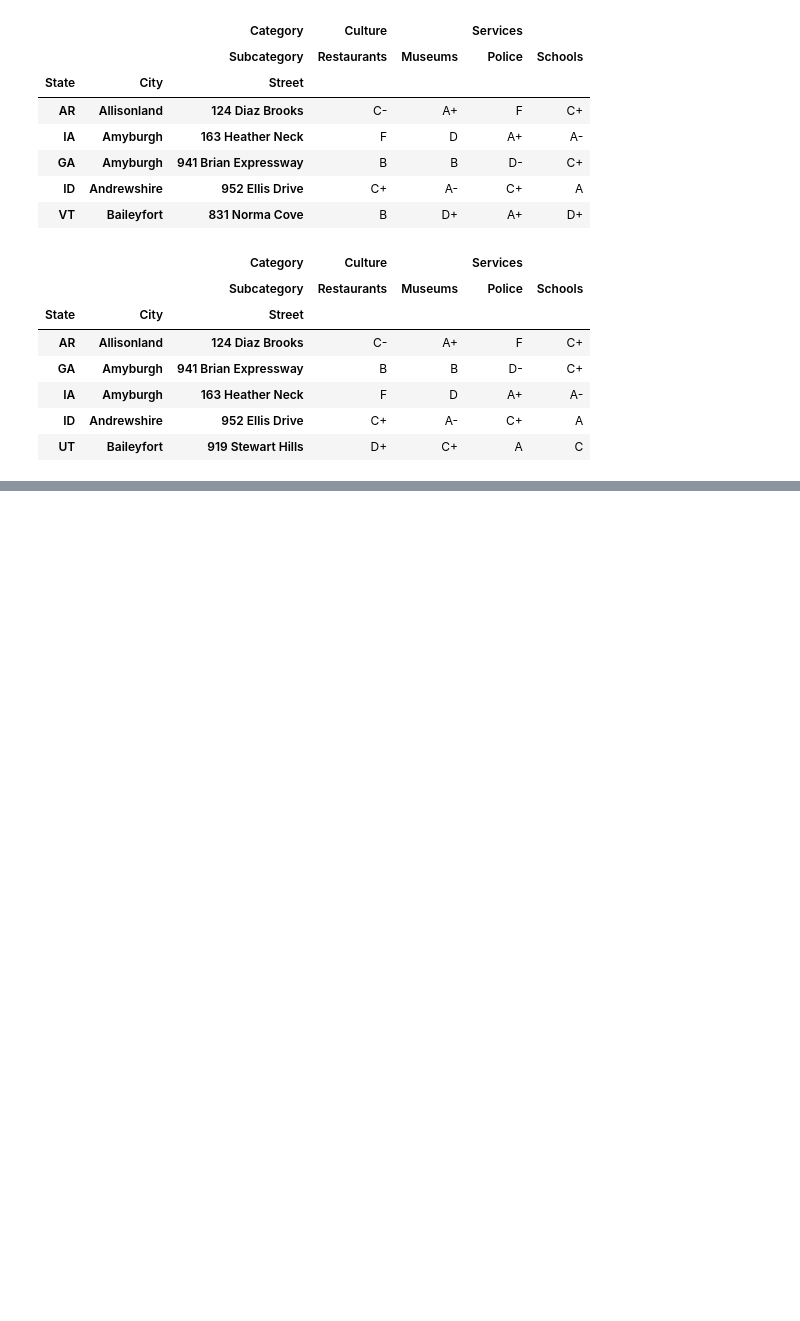
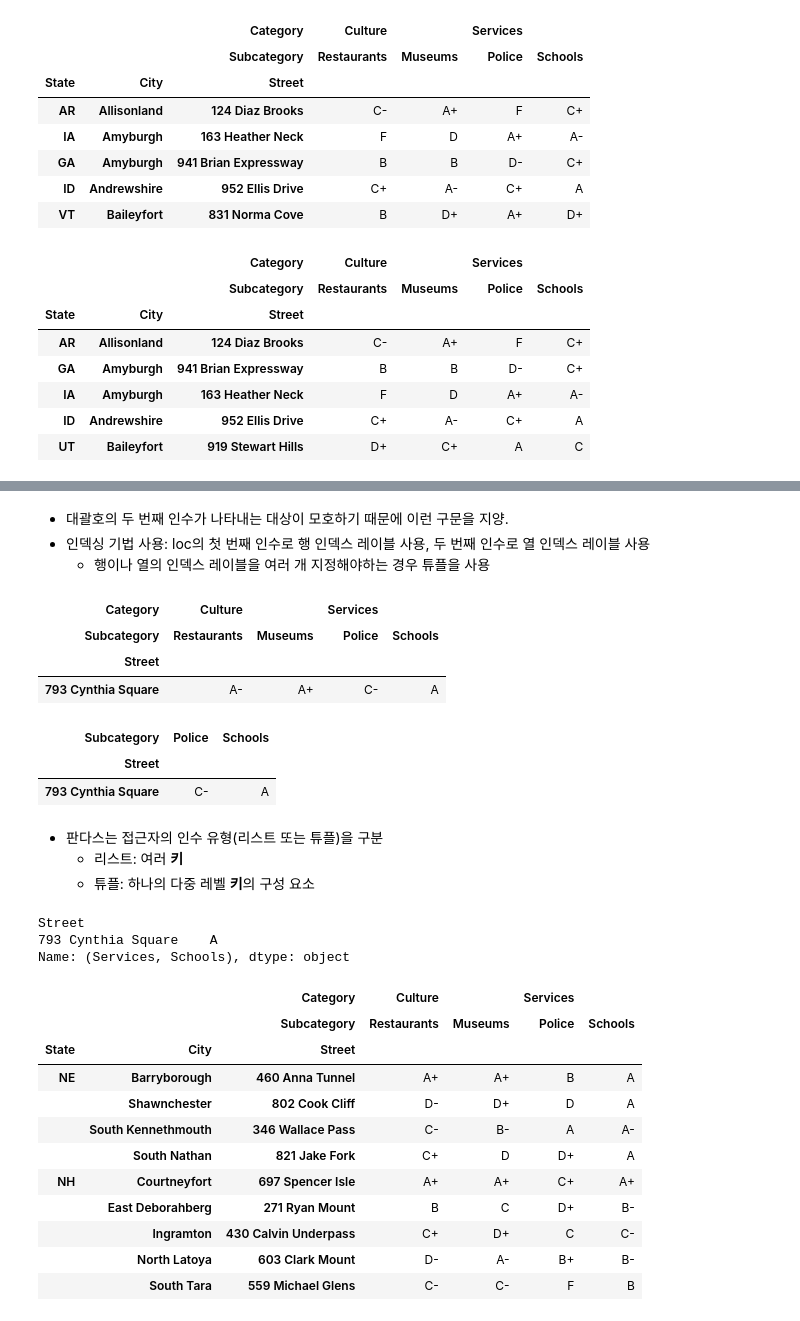
Before and after one commit to hello-kitsch/hello-kitsch.github.io, a Jupyter notebook: pandas_in_action/pandas_in_action_7_MultiIndex_DataFrame.ipynb, the cells around one changed output, grey strips where cells are left out. Cells and saved outputs as stored; diff of their text form; code cells hidden in the pictures; blank space fills up the shorter version.

```diff
--- a/pandas_in_action/pandas_in_action_7_MultiIndex_DataFrame.ipynb
+++ b/pandas_in_action/pandas_in_action_7_MultiIndex_DataFrame.ipynb
@@ -355,0 +364,3 @@ neighborhoods.sort_index(axis = 1).head() #(axis = "columns")
+# %%
+neighborhoods = neighborhoods.sort_index(ascending = True)
+neighborhoods.head(3)
@@ -355,0 +545,45 @@ neighborhoods.sort_index(axis = 1).head() #(axis = "columns")
+# %% [markdown]
+- 대괄호의 두 번째 인수가 나타내는 대상이 모호하기 때문에 이런 구문을 지양.
+- 인덱싱 기법 사용: loc의 첫 번째 인수로 행 인덱스 레이블 사용, 두 번째 인수로 열 인덱스 레이블 사용
+  - 행이나 열의 인덱스 레이블을 여러 개 지정해야하는 경우 튜플을 사용
+# %%
+#loc의 두 번재 인수가 항상 대상의 열 인덱스 레이블을 나타내기 때문에 일관성 있는 구문
+neighborhoods.loc[("CA", "Dustinmouth")]
+# %% [output]
+| Category | Culture |  | Services |  |
+| Subcategory | Restaurants | Museums | Police | Schools |
+| Street |  |  |  |  |
+| 793 Cynthia Square | A- | A+ | C- | A |
+# %%
+#파이썬에서 요소가 하나인 튜플을 나타낼 때는 요소 뒤에 쉼표를 붙여야 함.
+neighborhoods.loc[("CA", "Dustinmouth"), ("Services",)]
+# %% [output]
+| Subcategory | Police | Schools |
+| Street |  |  |
+| 793 Cynthia Square | C- | A |
+# %% [markdown]
+- 판다스는 접근자의 인수 유형(리스트 또는 튜플)을 구분
+  - 리스트: 여러 **키**
+  - 튜플: 하나의 다중 레벨 **키**의 구성 요소
+# %%
+neighborhoods.loc[("CA", "Dustinmouth"), ("Services", "Schools")]
+# %% [output]
+Street
+793 Cynthia Square    A
+Name: (Services, Schools), dtype: object
+# %%
+#연속된 행을 선택 - 파이썬의 리스트 슬라이싱 구문 사용
+neighborhoods["NE":"NH"]
+# %% [output]
+|  |  | Category | Culture |  | Services |  |
+|  |  | Subcategory | Restaurants | Museums | Police | Schools |
+| State | City | Street |  |  |  |  |
+| NE | Barryborough | 460 Anna Tunnel | A+ | A+ | B | A |
+|  | Shawnchester | 802 Cook Cliff | D- | D+ | D | A |
+|  | South Kennethmouth | 346 Wallace Pass | C- | B- | A | A- |
+|  | South Nathan | 821 Jake Fork | C+ | D | D+ | A |
+| NH | Courtneyfort | 697 Spencer Isle | A+ | A+ | C+ | A+ |
+|  | East Deborahberg | 271 Ryan Mount | B | C | D+ | B- |
+|  | Ingramton | 430 Calvin Underpass | C+ | D+ | C | C- |
+|  | North Latoya | 603 Clark Mount | D- | A- | B+ | B- |
+|  | South Tara | 559 Michael Glens | C- | C- | F | B |
```
Also changed, not shown: parts of 62 cells of this notebook, 30 other files.
